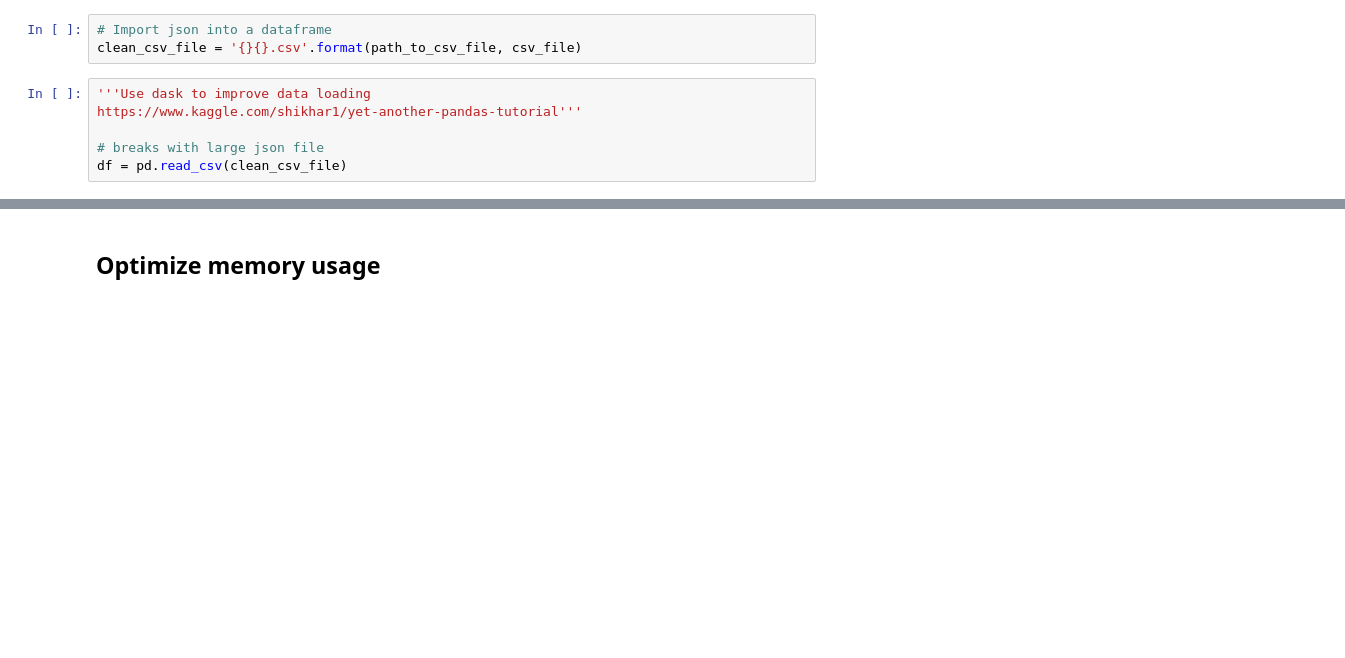
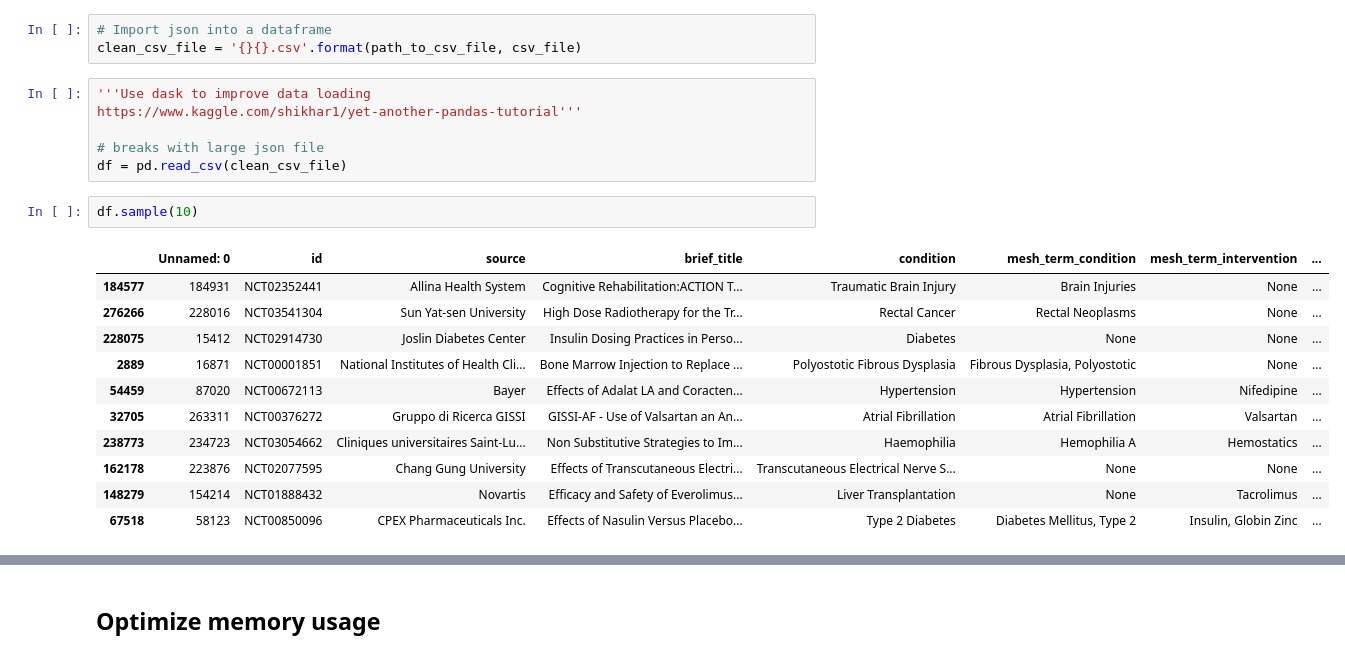
Before and after one commit to cmdelaserna/clinical-trials, a Jupyter notebook: mvp/notebooks/4-ML Pipeline.ipynb, the cells around one changed output, grey strips where cells are left out. Saved outputs shown, nothing was run; the diff lists cells and outputs as text; blank space fills up the shorter version.

```diff
--- a/mvp/notebooks/4-ML Pipeline.ipynb
+++ b/mvp/notebooks/4-ML Pipeline.ipynb
@@ -30,6 +30,20 @@ https://www.kaggle.com/shikhar1/yet-another-pandas-tutorial'''
 
 # breaks with large json file
 df = pd.read_csv(clean_csv_file)
+# %%
+df.sample(10)
+# %% [output]
+|  | Unnamed: 0 | id | source | brief_title | condition | mesh_term_condition | mesh_term_intervention | ... |
+| 184577 | 184931 | NCT02352441 | Allina Health System | Cognitive Rehabilitation:ACTION T... | Traumatic Brain Injury | Brain Injuries | None | ... |
+| 276266 | 228016 | NCT03541304 | Sun Yat-sen University | High Dose Radiotherapy for the Tr... | Rectal Cancer | Rectal Neoplasms | None | ... |
+| 228075 | 15412 | NCT02914730 | Joslin Diabetes Center | Insulin Dosing Practices in Perso... | Diabetes | None | None | ... |
+| 2889 | 16871 | NCT00001851 | National Institutes of Health Cli... | Bone Marrow Injection to Replace ... | Polyostotic Fibrous Dysplasia | Fibrous Dysplasia, Polyostotic | None | ... |
+| 54459 | 87020 | NCT00672113 | Bayer | Effects of Adalat LA and Coracten... | Hypertension | Hypertension | Nifedipine | ... |
+| 32705 | 263311 | NCT00376272 | Gruppo di Ricerca GISSI | GISSI-AF - Use of Valsartan an An... | Atrial Fibrillation | Atrial Fibrillation | Valsartan | ... |
+| 238773 | 234723 | NCT03054662 | Cliniques universitaires Saint-Lu... | Non Substitutive Strategies to Im... | Haemophilia | Hemophilia A | Hemostatics | ... |
+| 162178 | 223876 | NCT02077595 | Chang Gung University | Effects of Transcutaneous Electri... | Transcutaneous Electrical Nerve S... | None | None | ... |
+| 148279 | 154214 | NCT01888432 | Novartis | Efficacy and Safety of Everolimus... | Liver Transplantation | None | Tacrolimus | ... |
+| 67518 | 58123 | NCT00850096 | CPEX Pharmaceuticals Inc. | Effects of Nasulin Versus Placebo... | Type 2 Diabetes | Diabetes Mellitus, Type 2 | Insulin, Globin Zinc | ... |
 # %%
 df.shape
 # %% [output]
```
Also changed, not shown: parts of 26 cells of this notebook, 1 other file.
